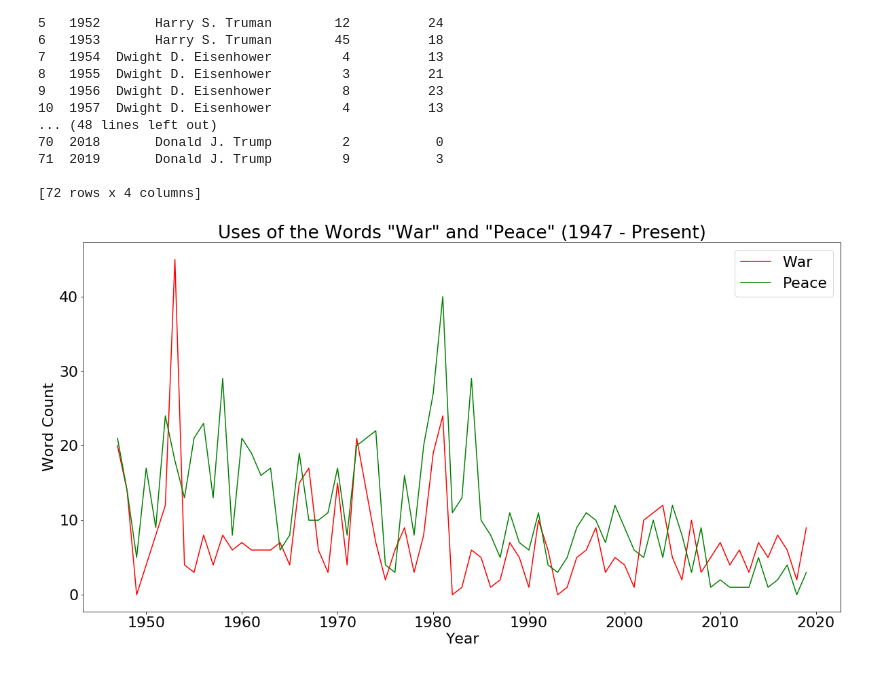
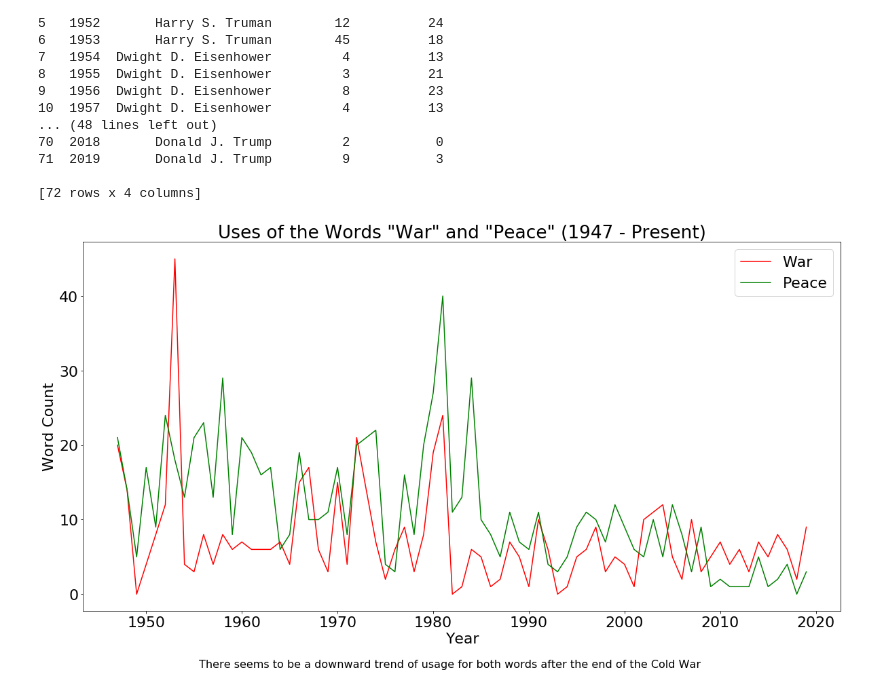
Before and after one commit to danielproberts/sotu-words, a Jupyter notebook: sotu-notebook.ipynb, the cells around one changed output. Drawn from its saved outputs; the diff is of its cells as text; code cells hidden in the pictures.

Commit message:
rearrange charts

```diff
--- a/sotu-notebook.ipynb
+++ b/sotu-notebook.ipynb
@@ -113,12 +199,14 @@ print(dfColdWar)
 # %%
 plt.figure(figsize=(20,10))
 plt.rcParams.update({'font.size': 22})
 plt.plot(dfColdWar.date, dfColdWar.countWar, label="War", color="red")
 plt.plot(dfColdWar.date, dfColdWar.countPeace, label="Peace", color="green")
-plt.title('Uses of the Words "War" and "Peace" (1947 - Present)')
 plt.xlabel('Year')
 plt.ylabel('Word Count')
+plt.title('Uses of the Words "War" and "Peace" (1947 - Present)')
+txtCaption = "There seems to be a downward trend of usage for both words after the end of the Cold War"
+plt.figtext(0.5, 0.01, txtCaption, wrap=True, horizontalalignment='center', fontsize=16)
 plt.legend(loc='upper right')
 plt.show()
 # %% [output]
-[figure, old version]
+[figure, new version]
```
Also changed, not shown: parts of 9 cells of this notebook, 1 other file.
